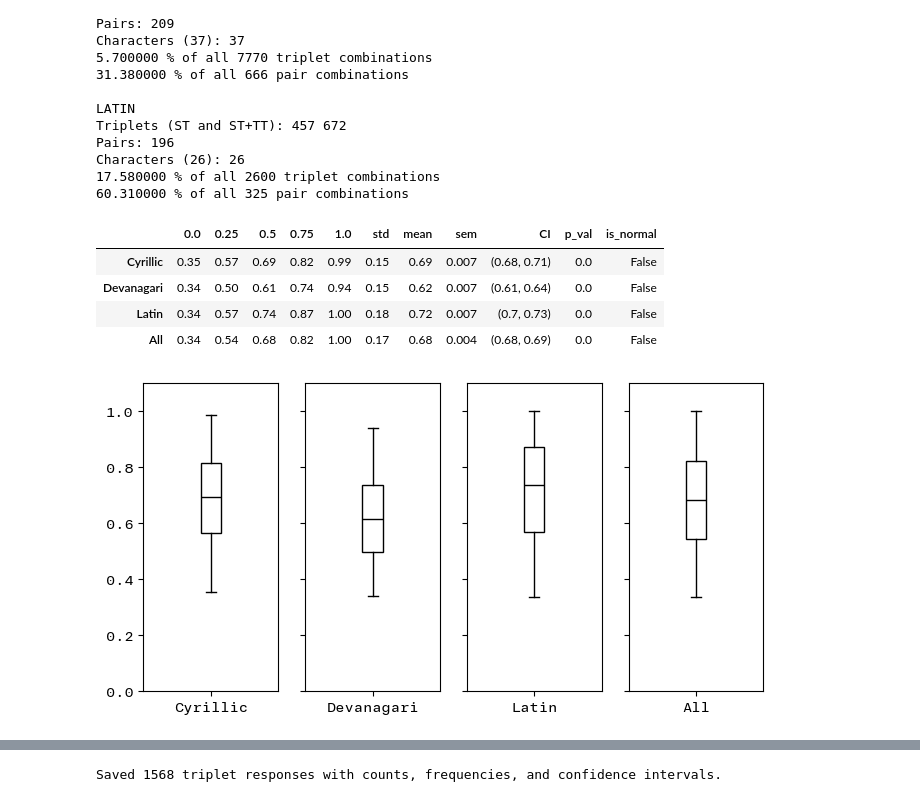
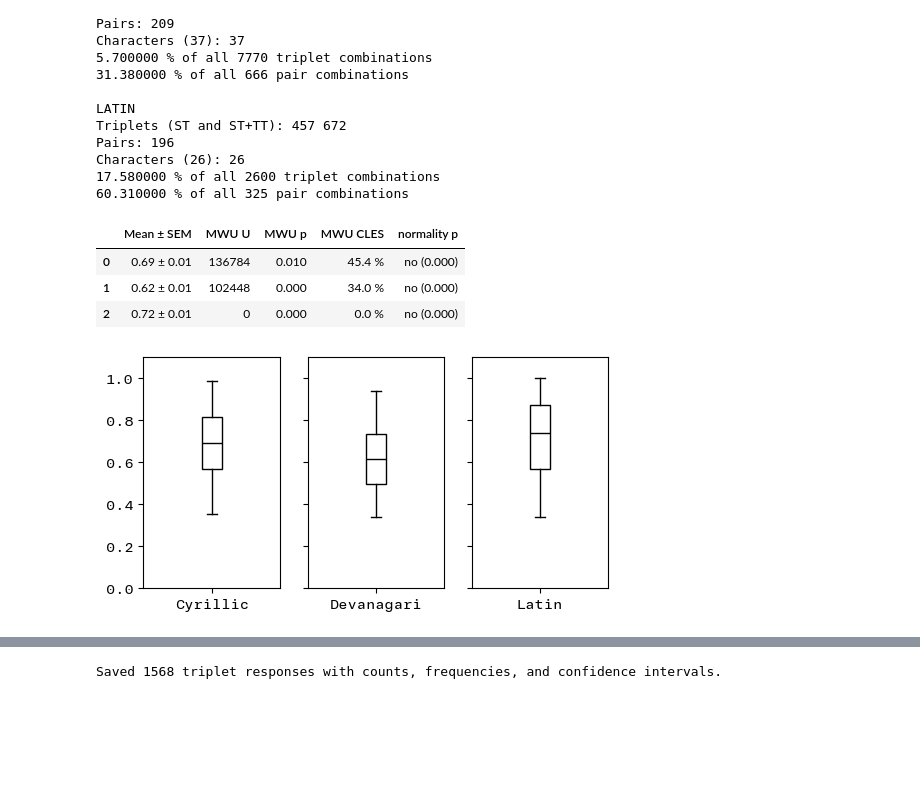
Before and after one commit to MrBrezina/context-sensitive-visual-similarity, a Jupyter notebook: data/statistical-analysis.ipynb, the cells around one changed output, grey strips where cells are left out. Saved outputs shown, nothing was run; the diff lists cells and outputs as text; code cells hidden in the pictures; blank space fills up the shorter version.

```diff
--- a/data/statistical-analysis.ipynb
+++ b/data/statistical-analysis.ipynb
@@ -478,62 +475,62 @@ if not os.path.exists("csv/counts/"):
     os.makedirs("csv/counts/")
 frequencies.to_csv("csv/frequencies/frequencies_all.csv")
 frequencies_counts.to_csv("csv/counts/counts_all.csv")
-frequencies_max.to_csv("csv/frequencies/frequencies_most-popular.csv")
-frequencies_counts_max.to_csv("csv/counts/counts_most-popular.csv")
 
 # obtain majority opinion (classification-like)
 majority = get_majority(frequencies_counts)
 
 # report & plot multiple box plots next to each other
-fig, axes = plt.subplots(1, 3, sharey=True, figsize=(6, 4))
+fig, axes = plt.subplots(1, 3, sharey=True, figsize=(6, 3))
 fig.subplots_adjust(wspace=0.2, hspace=0)
 
-report = []
-for i, script in enumerate(["cyrillic", "devanagari", "latin"]):
+SCRIPTS = ["cyrillic", "devanagari", "latin"]
+results = DataFrame(columns=["Mean ± SEM", "MWU U", "MWU p", "MWU CLES", "normality p"])
+for i, script in enumerate(SCRIPTS):
     fm = frequencies_max[script]
     fm.name = script.title()
-    row = fm.quantile([0.0, .25, .5, .75, 1.0]).round(2)
-    # set index to strings to avoid mixing float and str in one index
-    row.index = ["0.0", "0.25", "0.5", "0.75", "1.0"]
-    mean, sem = fm.mean(), fm.sem()
-    row["mean"] = round(mean, 2)
-    row["sem"] = round(sem, 3)
-    row["std"] = round(fm.std(), 2)
-    # confidence interval
-    ci = st.t.interval(0.95, len(fm)-1, loc=mean, scale=sem)
-    row["CI"] = (round(ci[0], 2), round(ci[1], 2))
     # test the null hypothesis that the frequencies_max come from a normal distribution.
     # Based on D’Agostino and Pearson’s
     _, p_val = st.normaltest(fm)
-    row["p_val"] = round(p_val, 4)
-    row["is_normal"] = p_val >= 0.001
-    report.append(row)
+    isNormal = "yes" if p_val >= 0.05 else "no"
+    # MWU for fm distributions
+    if script != "latin":
+        res = pg.mwu(fm, frequencies_max["latin"], alternative="two-sided")
+        fm_u = res.loc["MWU", "U-val"]
+        fm_p = res.loc["MWU", "p-val"]
+        fm_cles = res.loc["MWU", "CLES"]
+    else:
+        fm_u, fm_p, fm_cles = 0., 0., 0.
+    results.loc[len(results),:] = {
+        "Mean ± SEM": f"{fm.mean():.2f} ± {fm.sem():.2f}",
+        "MWU U": f"{fm_u:.0f}",
+        "MWU p": f"{fm_p:.3f}",
+        "MWU CLES": f"{100 * fm_cles:.1f} %",
+        "normality p": f"{isNormal} ({p_val:.3f})",
+    }
     # plot
     s_axes = fm.plot(kind="box",
                      ax=axes[i],
                      patch_artist=True,
                      showfliers=False,
                      boxprops=dict(facecolor="white", color=COL),
                      color=box_colors,
                      title="")
-    s_axes.set_ylim([0.0,1.1])
+    s_axes.set_ylim([0.0, 1.1])
 
-report = DataFrame(report, columns=["0.0", "0.25", "0.5", "0.75", "1.0", "std", "mean", "sem", "CI", "p_val", "is_normal"])
-display(report)
+display(results)
+results.to_csv("csv/frequencies_stats.csv", encoding="utf-8")
 
 # save plot
-fig.savefig("graphics/frequencies_most-popular_box-plots.pdf", bbox_inches="tight")
-report.to_csv("csv/frequencies/frequencies_most-popular_stats.csv", encoding="utf-8")
+fig.savefig("graphics/frequencies_box-plots.pdf", bbox_inches="tight")
 
 # tidy up
 del fm
 # %% [output]
-|  | 0.0 | 0.25 | 0.5 | 0.75 | 1.0 | std | mean | sem | CI | p_val | is_normal |
-| Cyrillic | 0.35 | 0.57 | 0.69 | 0.82 | 0.99 | 0.15 | 0.69 | 0.007 | (0.68, 0.71) | 0.0 | False |
-| Devanagari | 0.34 | 0.50 | 0.61 | 0.74 | 0.94 | 0.15 | 0.62 | 0.007 | (0.61, 0.64) | 0.0 | False |
-| Latin | 0.34 | 0.57 | 0.74 | 0.87 | 1.00 | 0.18 | 0.72 | 0.007 | (0.7, 0.73) | 0.0 | False |
-| All | 0.34 | 0.54 | 0.68 | 0.82 | 1.00 | 0.17 | 0.68 | 0.004 | (0.68, 0.69) | 0.0 | False |
+|  | Mean ± SEM | MWU U | MWU p | MWU CLES | normality p |
+| 0 | 0.69 ± 0.01 | 136784 | 0.010 | 45.4 % | no (0.000) |
+| 1 | 0.62 ± 0.01 | 102448 | 0.000 | 34.0 % | no (0.000) |
+| 2 | 0.72 ± 0.01 | 0 | 0.000 | 0.0 % | no (0.000) |
-[figure, old version]
+[figure, new version]
 # %%
 # save compact data
 
```
Also changed, not shown: parts of 5 cells of this notebook, 17 other files.
